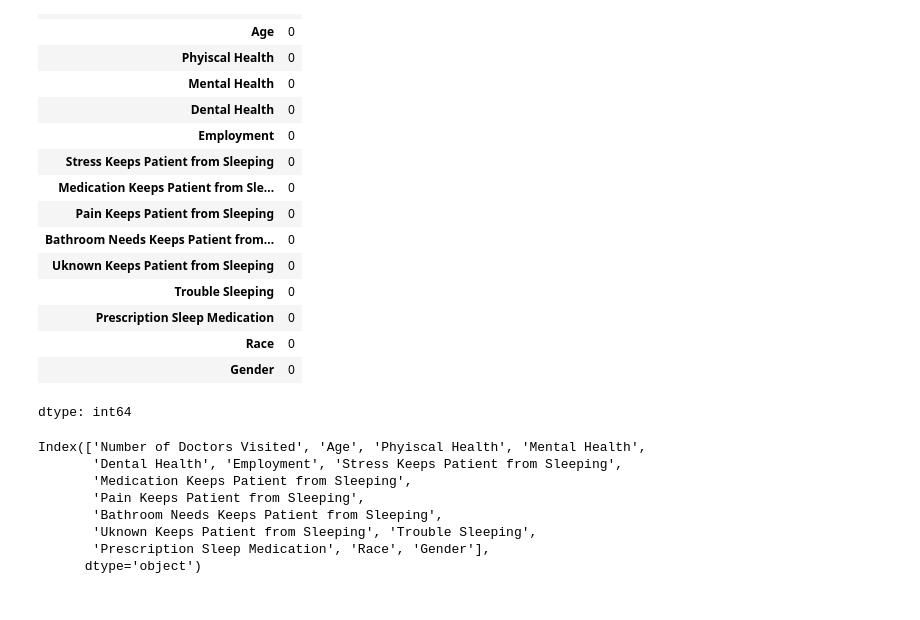
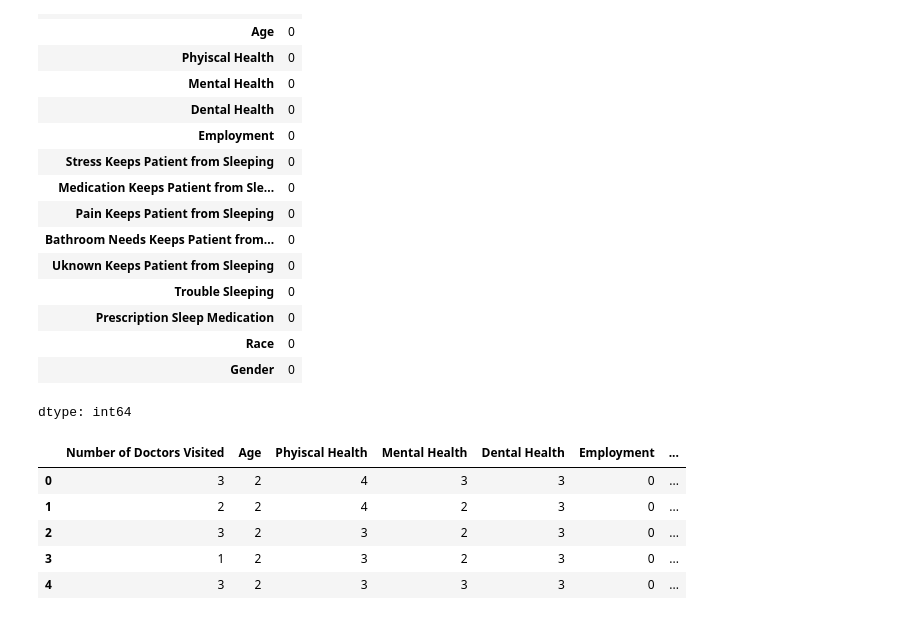
Before and after one commit to tracyhua2/DS3001, a Jupyter notebook: Final Project/DS3001_Preprocessing.ipynb, the cells around one changed output. Saved outputs shown, nothing was run; the diff lists cells and outputs as text; code cells hidden in the pictures.

```diff
--- a/Final Project/DS3001_Preprocessing.ipynb
+++ b/Final Project/DS3001_Preprocessing.ipynb
@@ -53,21 +57,31 @@ df_imputed.isna().sum()
 | Race | 0 |
 | Gender | 0 |
 dtype: int64
+# %%
+# converting Trouble Sleeping, Prescription Sleep Medication, and Employment to binary
+# 1 if yes, 0 if no
+
+sleep_map = {1:1, 2:1, -1:0, 3:0}
+emp_map = {1:1, 2:1, -1:0, 3:0}
+
+df['Trouble Sleeping'] = df['Trouble Sleeping'].replace(sleep_map)
+df['Prescription Sleep Medication'] = df['Prescription Sleep Medication'].replace(sleep_map)
+df['Employment'] = df['Employment'].replace(emp_map)
+
+df.head()
+# %% [output]
+|  | Number of Doctors Visited | Age | Phyiscal Health | Mental Health | Dental Health | Employment | ... |
+| 0 | 3 | 2 | 4 | 3 | 3 | 0 | ... |
+| 1 | 2 | 2 | 4 | 2 | 3 | 0 | ... |
+| 2 | 3 | 2 | 3 | 2 | 3 | 0 | ... |
+| 3 | 1 | 2 | 3 | 2 | 3 | 0 | ... |
+| 4 | 3 | 2 | 3 | 3 | 3 | 0 | ... |
 # %%
 # response variable is 'Number of Doctors Visited'
 X = df.drop('Number of Doctors Visited', axis=1)
 y = df['Number of Doctors Visited']
 # %%
 df.columns
-# %% [output]
-Index(['Number of Doctors Visited', 'Age', 'Phyiscal Health', 'Mental Health',
-       'Dental Health', 'Employment', 'Stress Keeps Patient from Sleeping',
-       'Medication Keeps Patient from Sleeping',
-       'Pain Keeps Patient from Sleeping',
-       'Bathroom Needs Keeps Patient from Sleeping',
-       'Uknown Keeps Patient from Sleeping', 'Trouble Sleeping',
-       'Prescription Sleep Medication', 'Race', 'Gender'],
-      dtype='object')
 # %%
 # drop 'Age' column because all data is 65-80 years old
 df.drop(columns=['Age'])
```
Also changed, not shown: parts of 3 cells of this notebook.
